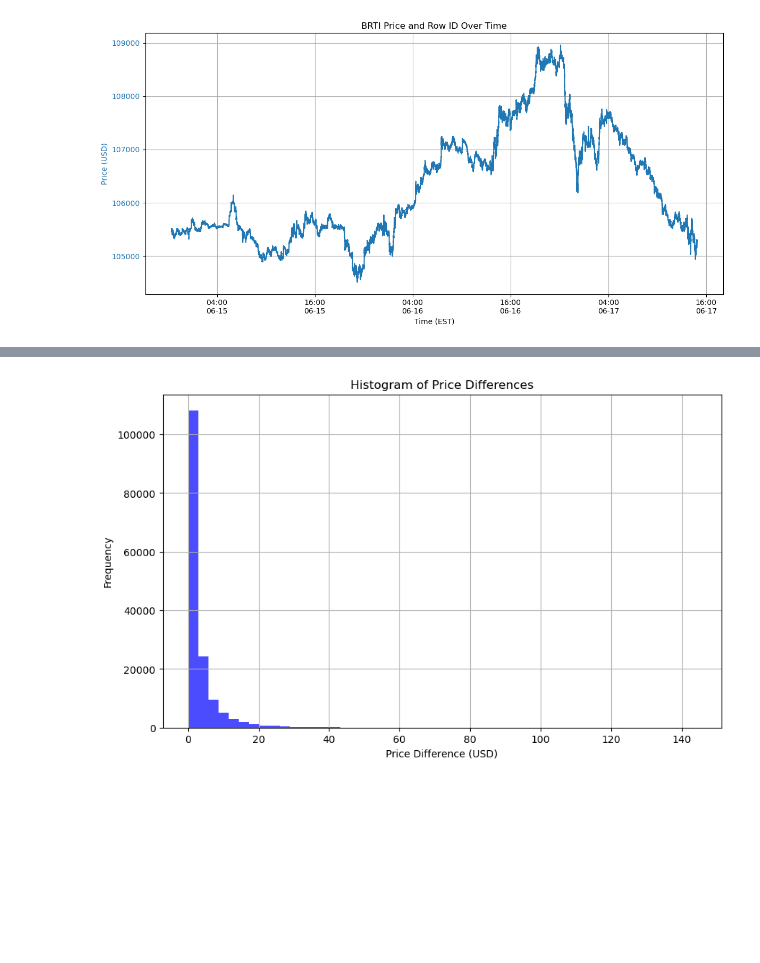
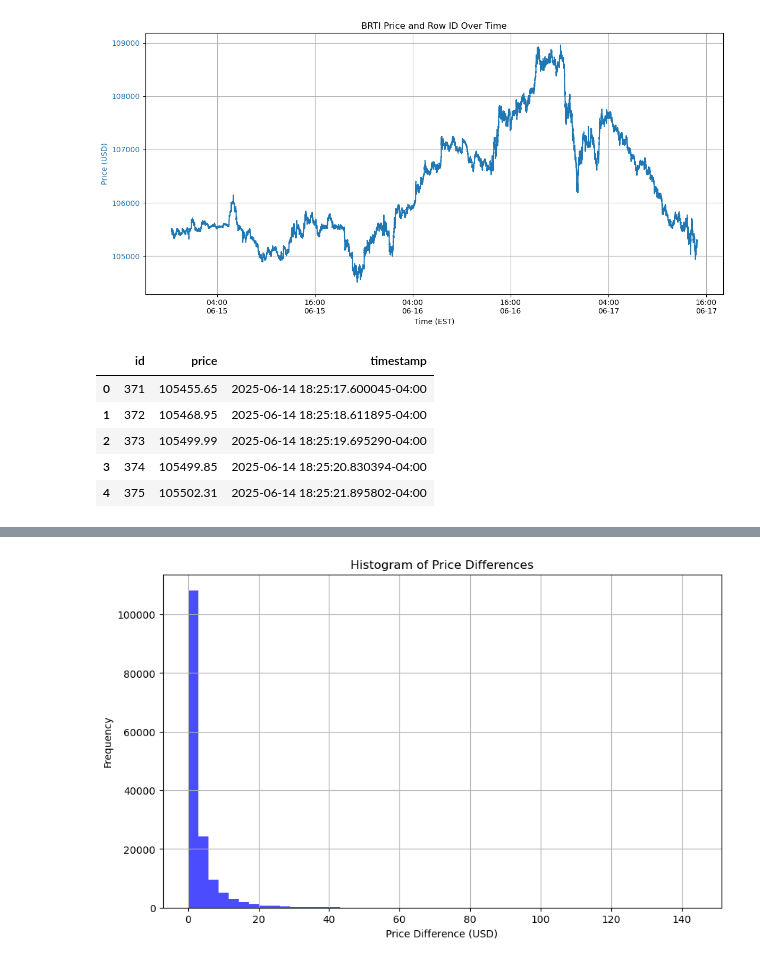
Before and after one commit to chrispyroberts/prediction-markets, a Jupyter notebook: crypto/brti_aws_database_reading/historical_brti_analysis.ipynb, the cells around one changed output, grey strips where cells are left out. Cells and saved outputs as stored; diff of their text form; code cells hidden in the pictures; blank space fills up the shorter version.

```diff
--- a/crypto/brti_aws_database_reading/historical_brti_analysis.ipynb
+++ b/crypto/brti_aws_database_reading/historical_brti_analysis.ipynb
@@ -101,3 +102,12 @@ plt.grid(True)
 plt.show()
 # %% [output]
 [figure]
+# %%
+df.head()
+# %% [output]
+|  | id | price | timestamp |
+| 0 | 371 | 105455.65 | 2025-06-14 18:25:17.600045-04:00 |
+| 1 | 372 | 105468.95 | 2025-06-14 18:25:18.611895-04:00 |
+| 2 | 373 | 105499.99 | 2025-06-14 18:25:19.695290-04:00 |
+| 3 | 374 | 105499.85 | 2025-06-14 18:25:20.830394-04:00 |
+| 4 | 375 | 105502.31 | 2025-06-14 18:25:21.895802-04:00 |
```
Also changed, not shown: parts of 7 cells of this notebook, 15 other files.
